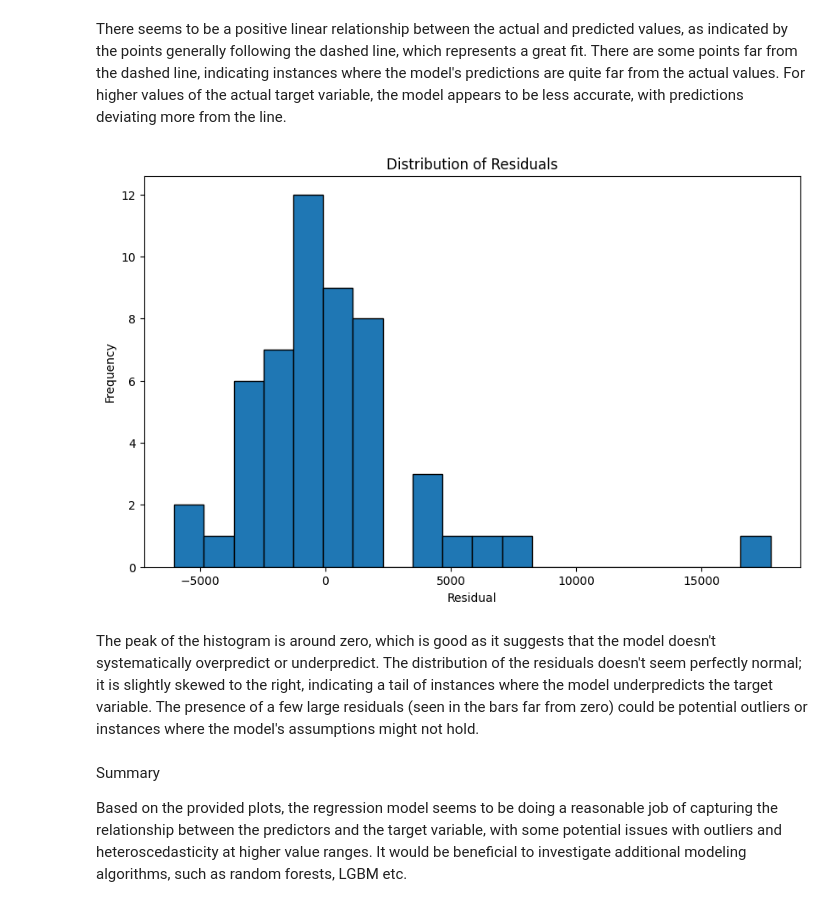
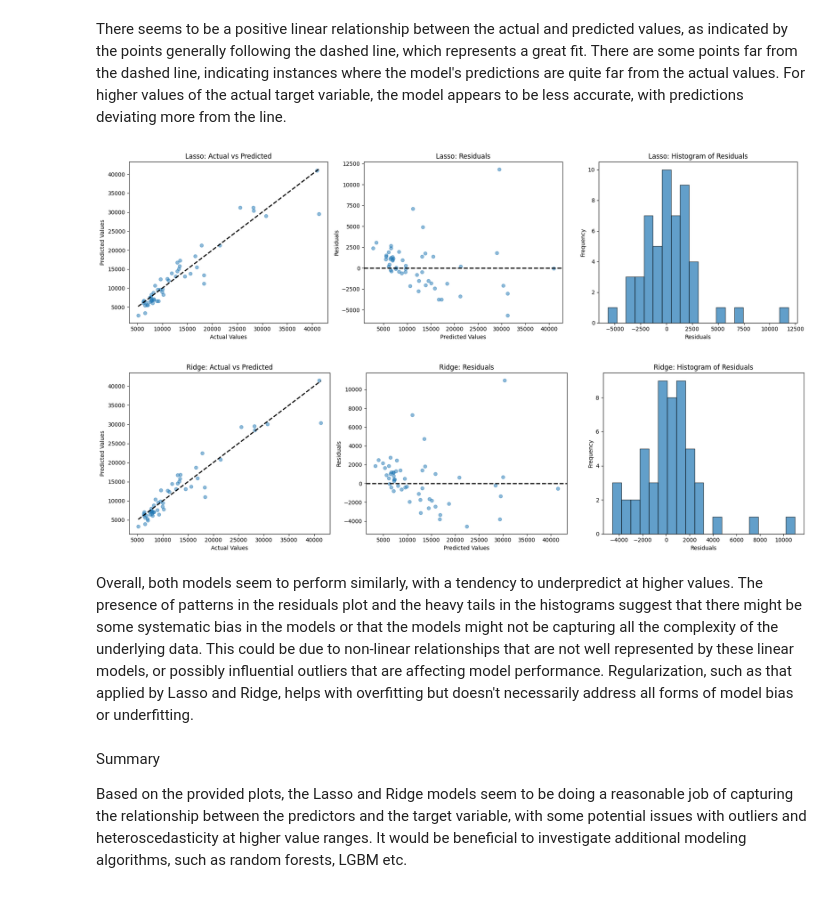
Before and after one commit to stevelitech2018/Capstone_2_car_price, a Jupyter notebook: Car price prediction multiple linear regression/Capstone_2nd_Preprocessing_and_training_notebook.ipynb, the cells around one changed output. Drawn from its saved outputs; the diff is of its cells as text; code cells hidden in the pictures.

```diff
--- a/Car price prediction multiple linear regression/Capstone_2nd_Preprocessing_and_training_notebook.ipynb
+++ b/Car price prediction multiple linear regression/Capstone_2nd_Preprocessing_and_training_notebook.ipynb
@@ -42,7 +42,7 @@ from sklearn.model_selection import train_test_split
 #y = car_data_encoded['price']
 
 # Define the features and the target
-X = car_data_updated_1.drop(['price', 'car_ID',  'symboling'], axis=1)
+X = car_data_updated_1.drop(['price', 'car_ID',  'symboling','cluster'], axis=1)
 y = car_data_updated_1['price']
 
 # Split the data into training and test sets
@@ -234,12 +196,13 @@ alphas = np.logspace(-4, 4, 20)
 
 # Lasso Regression with Cross-Validation
 lasso_cv = LassoCV(alphas=alphas, cv=5)  # 5-fold cross-validation
-lasso_cv.fit(X_train_scaled, y_train)
+lasso_cv.fit(X_train_encoded, y_train)
 
 # Optimal alpha and corresponding RMSE
 optimal_lasso_alpha = lasso_cv.alpha_
-lasso_cv_rmse = mean_squared_error(y_test, lasso_cv.predict(X_test_scaled), squared=False)
-preds_lasso = lasso_cv.predict(X_test_scaled)
+preds_lasso = lasso_cv.predict(X_test_encoded)
+lasso_cv_rmse = mean_squared_error(y_test, preds_lasso, squared=False)
+
 print("Optimal Lasso Alpha:", optimal_lasso_alpha)
 print("Lasso Testing RMSE with Optimal Alpha:", lasso_cv_rmse)
 # %% [output]
@@ -251,12 +214,13 @@ from sklearn.linear_model import RidgeCV
 
 # Ridge Regression with Cross-Validation
 ridge_cv = RidgeCV(alphas=alphas, scoring='neg_mean_squared_error', cv=5)  # 5-fold cross-validation
-ridge_cv.fit(X_train_scaled, y_train)
+ridge_cv.fit(X_train_encoded, y_train)
 
 # Optimal alpha and corresponding RMSE
 optimal_ridge_alpha = ridge_cv.alpha_
-ridge_cv_rmse = mean_squared_error(y_test, ridge_cv.predict(X_test_scaled), squared=False)
-preds_ridge = ridge_cv.predict(X_test_scaled)
+preds_ridge = ridge_cv.predict(X_test_encoded)
+ridge_cv_rmse = mean_squared_error(y_test, preds_ridge, squared=False)
+
 print("Optimal Ridge Alpha:", optimal_ridge_alpha)
 print("Ridge Testing RMSE with Optimal Alpha:", ridge_cv_rmse)
 # %% [output]
@@ -314,26 +263,51 @@ plt.show()
 There seems to be a positive linear relationship between the actual and predicted values, as indicated by the points generally following the dashed line, which represents a great fit.
 There are some points far from the dashed line, indicating instances where the model's predictions are quite far from the actual values.
 For higher values of the actual target variable, the model appears to be less accurate, with predictions deviating more from the line.
-# %%
-#Compute Residuals and Histogram
-# Calculate residuals
-residuals = y_test - y_pred
-
-# Plotting the histogram
-plt.figure(figsize=(10, 6))
-plt.hist(residuals, bins=20, edgecolor='black')
-plt.title('Distribution of Residuals')
-plt.xlabel('Residual')
-plt.ylabel('Frequency')
-plt.show()
-# %% [output]
-[figure, removed]
-# %% [markdown]
-The peak of the histogram is around zero, which is good as it suggests that the model doesn't systematically overpredict or underpredict.
-The distribution of the residuals doesn't seem perfectly normal; it is slightly skewed to the right, indicating a tail of instances where the model underpredicts the target variable.
-The presence of a few large residuals (seen in the bars far from zero) could be potential outliers or instances where the model's assumptions might not hold.
+# %%
+# Function to plot scatter, residuals, and histogram
+def plot_model_performance(y_test, y_pred, model_name):
+    residuals = y_test - y_pred
+
+    plt.figure(figsize=(18, 5))
+
+    # Scatter plot
+    plt.subplot(1, 3, 1)
+    plt.scatter(y_test, y_pred, alpha=0.5)
+    plt.plot([y_test.min(), y_test.max()], [y_test.min(), y_test.max()], 'k--', lw=2)
+    plt.title(f'{model_name}: Actual vs Predicted')
+    plt.xlabel('Actual Values')
+    plt.ylabel('Predicted Values')
+
+    # Residuals plot
+    plt.subplot(1, 3, 2)
+    plt.scatter(y_pred, residuals, alpha=0.5)
+    plt.title(f'{model_name}: Residuals')
+    plt.xlabel('Predicted Values')
+    plt.ylabel('Residuals')
+    plt.axhline(y=0, color='k', linestyle='--', lw=2)
+
+    # Histogram of residuals
+    plt.subplot(1, 3, 3)
+    plt.hist(residuals, bins=20, edgecolor='black', alpha=0.7)
+    plt.title(f'{model_name}: Histogram of Residuals')
+    plt.xlabel('Residuals')
+    plt.ylabel('Frequency')
+
+    plt.tight_layout()
+    plt.show()
+
+# Plot for Lasso
+plot_model_performance(y_test, preds_lasso, "Lasso")
+
+# Plot for Ridge
+plot_model_performance(y_test, preds_ridge, "Ridge")
+# %% [output]
+[figure, added]
+[figure, added]
+# %% [markdown]
+Overall, both models seem to perform similarly, with a tendency to underpredict at higher values. The presence of patterns in the residuals plot and the heavy tails in the histograms suggest that there might be some systematic bias in the models or that the models might not be capturing all the complexity of the underlying data. This could be due to non-linear relationships that are not well represented by these linear models, or possibly influential outliers that are affecting model performance. Regularization, such as that applied by Lasso and Ridge, helps with overfitting but doesn't necessarily address all forms of model bias or underfitting.
 # %% [markdown]
 Summary
 
-Based on the provided plots, the regression model seems to be doing a reasonable job of capturing the relationship between the predictors and the target variable, with some potential issues with outliers and heteroscedasticity at higher value ranges. It would be beneficial to investigate additional modeling algorithms, such as random forests, LGBM etc.
+Based on the provided plots, the Lasso and Ridge models seem to be doing a reasonable job of capturing the relationship between the predictors and the target variable, with some potential issues with outliers and heteroscedasticity at higher value ranges. It would be beneficial to investigate additional modeling algorithms, such as random forests, LGBM etc.
 # %%
```
Also changed, not shown: parts of 20 cells of this notebook, 1 other file.
